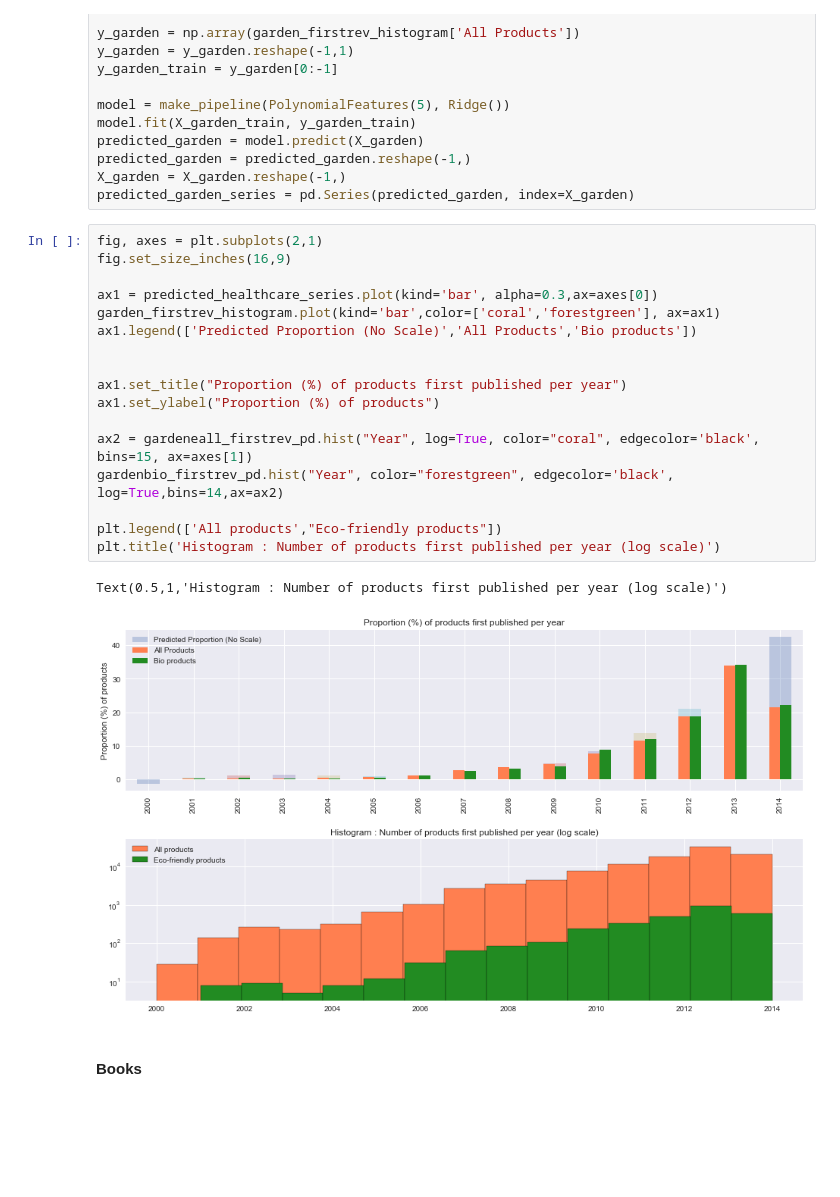
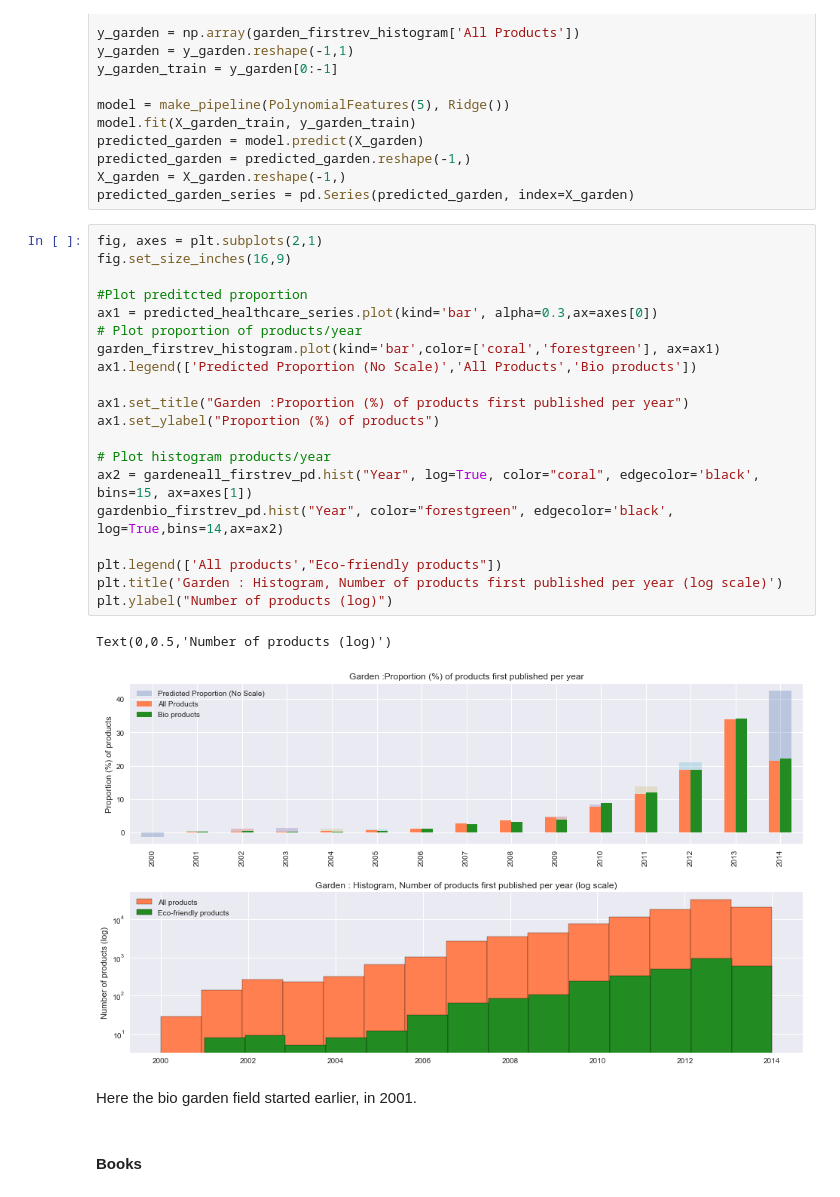
Before and after one commit to MaxencePPierre/ada-project, a Jupyter notebook: project_general.ipynb, the cells around one changed output. Saved outputs shown, nothing was run; the diff lists cells and outputs as text; blank space fills up the shorter version.

```diff
--- a/project_general.ipynb
+++ b/project_general.ipynb
@@ -579,23 +586,28 @@ predicted_garden_series = pd.Series(predicted_garden, index=X_garden)
 # %%
 fig, axes = plt.subplots(2,1)
 fig.set_size_inches(16,9)
 
+#Plot preditcted proportion
 ax1 = predicted_healthcare_series.plot(kind='bar', alpha=0.3,ax=axes[0])
+# Plot proportion of products/year
 garden_firstrev_histogram.plot(kind='bar',color=['coral','forestgreen'], ax=ax1)
 ax1.legend(['Predicted Proportion (No Scale)','All Products','Bio products'])
 
-
-ax1.set_title("Proportion (%) of products first published per year")
+ax1.set_title("Garden :Proportion (%) of products first published per year")
 ax1.set_ylabel("Proportion (%) of products")
 
+# Plot histogram products/year
 ax2 = gardeneall_firstrev_pd.hist("Year", log=True, color="coral", edgecolor='black', bins=15, ax=axes[1])
 gardenbio_firstrev_pd.hist("Year", color="forestgreen", edgecolor='black', log=True,bins=14,ax=ax2)
 
 plt.legend(['All products',"Eco-friendly products"])
-plt.title('Histogram : Number of products first published per year (log scale)')
+plt.title('Garden : Histogram, Number of products first published per year (log scale)')
+plt.ylabel("Number of products (log)")
 # %% [output]
-Text(0.5,1,'Histogram : Number of products first published per year (log scale)')
+Text(0,0.5,'Number of products (log)')
-[figure, old version]
+[figure, new version]
+# %% [markdown]
+Here the bio garden field started earlier, in 2001.
 # %% [markdown]
 <br>
 
```
Also changed, not shown: parts of 17 cells of this notebook.
